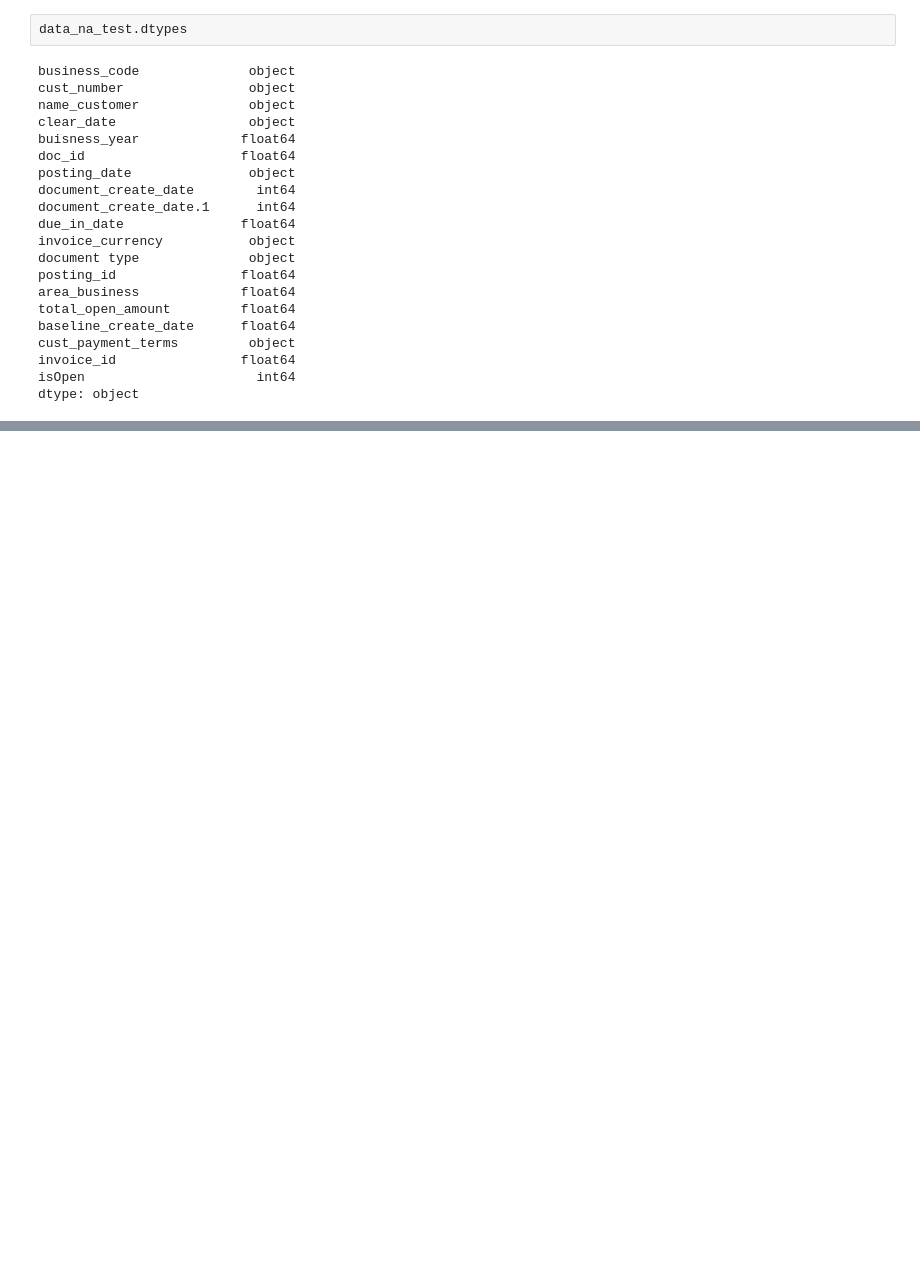
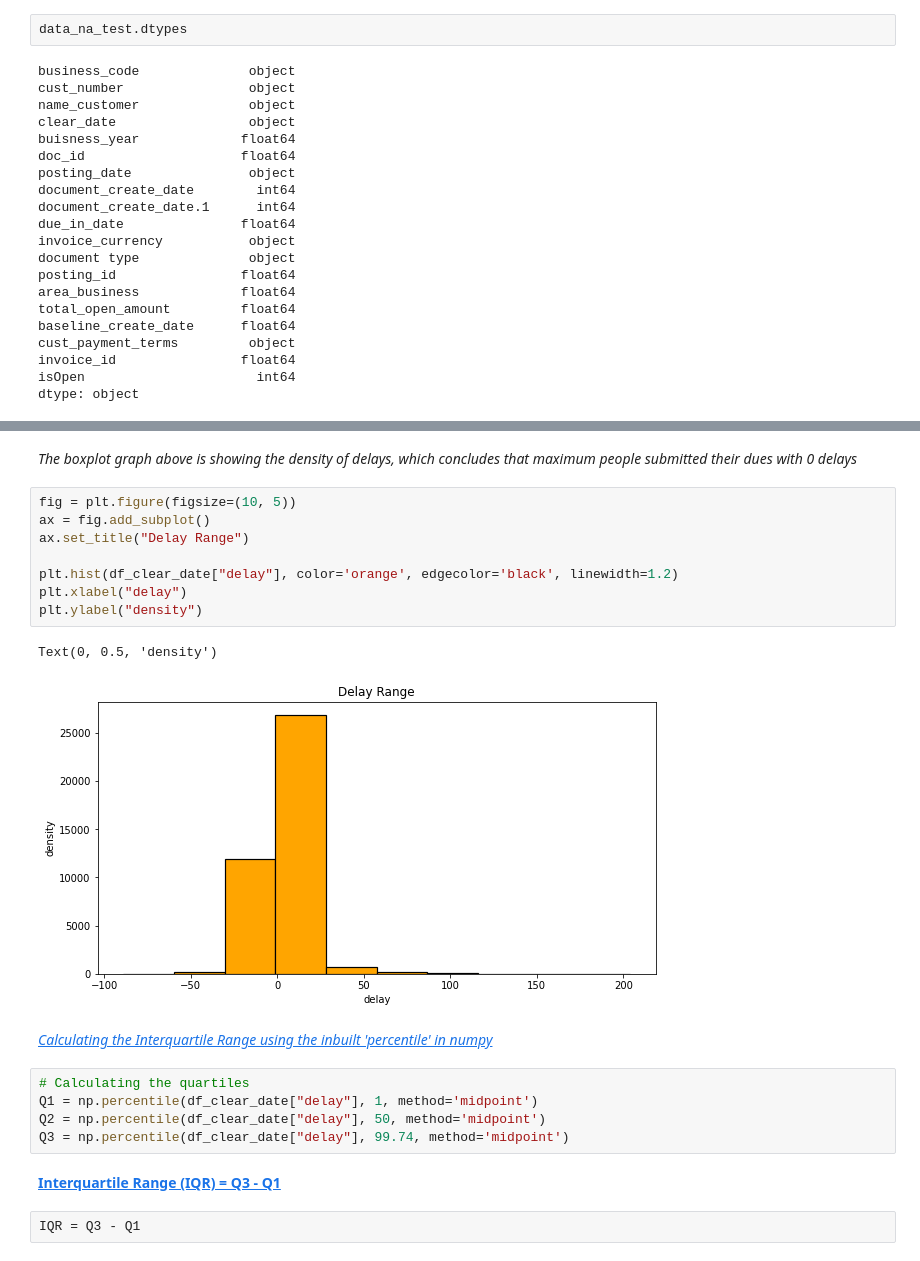
Before and after one commit to nooobcoder/HighRadiusTraining, a Jupyter notebook: project1/final.ipynb, the cells around one changed output, grey strips where cells are left out. Cells and saved outputs as stored; diff of their text form; blank space fills up the shorter version.

```diff
--- a/project1/final.ipynb
+++ b/project1/final.ipynb
@@ -198,0 +418,24 @@ dtype: object
+# %% [markdown]
+_The boxplot graph above is showing the density of delays, which concludes that maximum people submitted their dues with 0 delays_
+# %%
+fig = plt.figure(figsize=(10, 5))
+ax = fig.add_subplot()
+ax.set_title("Delay Range")
+
+plt.hist(df_clear_date["delay"], color='orange', edgecolor='black', linewidth=1.2)
+plt.xlabel("delay")
+plt.ylabel("density")
+# %% [output]
+Text(0, 0.5, 'density')
+[figure, added]
+# %% [markdown]
+_[Calculating the Interquartile Range using the inbuilt 'percentile' in numpy](https://www.geeksforgeeks.org/interquartile-range-and-quartile-deviation-using-numpy-and-scipy/)_
+# %%
+# Calculating the quartiles
+Q1 = np.percentile(df_clear_date["delay"], 1, method='midpoint')
+Q2 = np.percentile(df_clear_date["delay"], 50, method='midpoint')
+Q3 = np.percentile(df_clear_date["delay"], 99.74, method='midpoint')
+# %% [markdown]
+**[Interquartile Range (IQR) = Q3 - Q1](https://www.geeksforgeeks.org/interquartile-range-and-quartile-deviation-using-numpy-and-scipy/)**
+# %%
+IQR = Q3 - Q1
```
Also changed, not shown: parts of 44 cells of this notebook.
